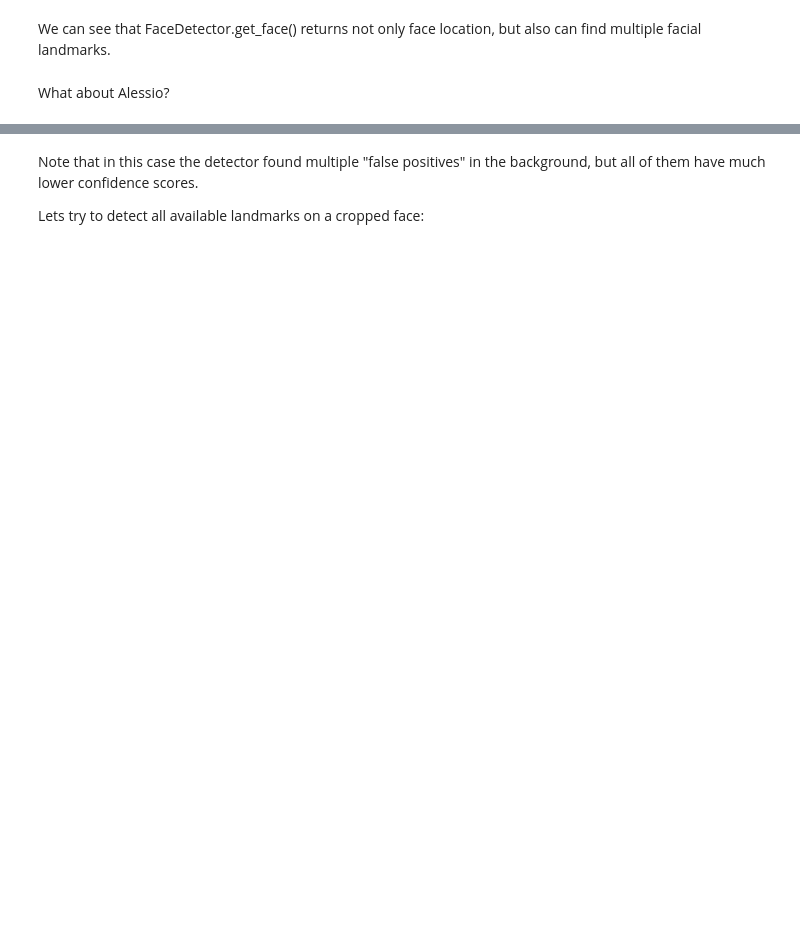
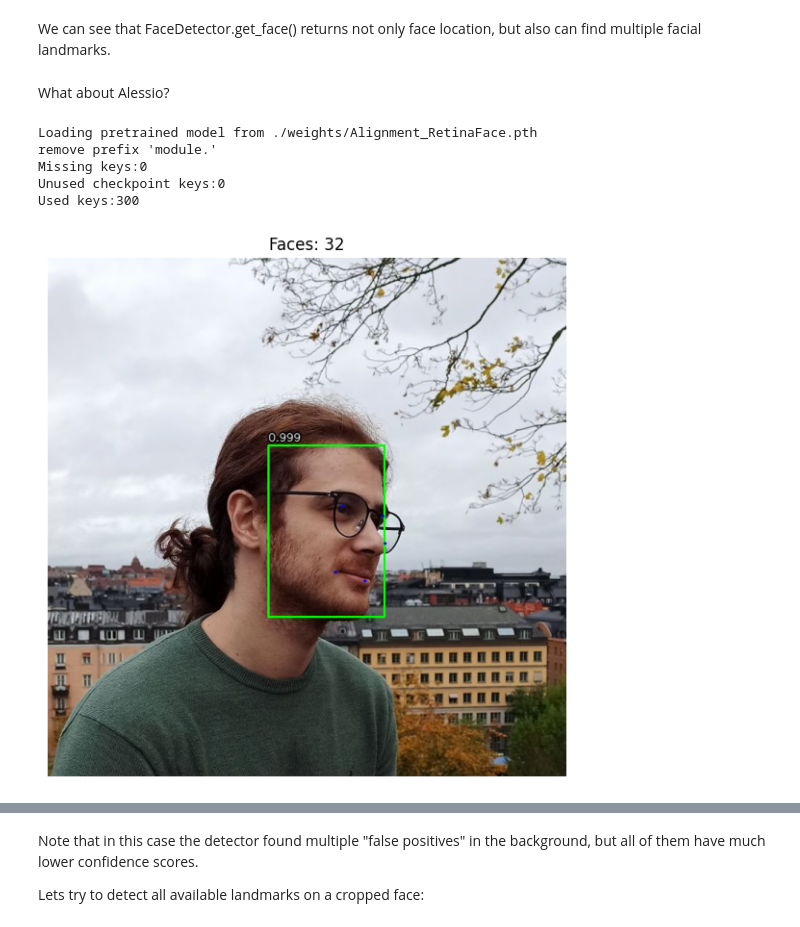
Before and after one commit to daanbrugmans/uu-intelligent-interactive-systems-25-26, a Jupyter notebook: assignments/lab_1/lab1_notebook.ipynb, the cells around one changed output, grey strips where cells are left out. Drawn from its saved outputs; the diff is of its cells as text; code cells hidden in the pictures; blank space fills up the shorter version.

```diff
--- a/assignments/lab_1/lab1_notebook.ipynb
+++ b/assignments/lab_1/lab1_notebook.ipynb
@@ -518,7 +579,7 @@ We can see that FaceDetector.get_face() returns not only face location, but also
 What about Alessio?
 # %%
 image_path = "alessio.jpg"
-device = "cpu"  # or "cuda" to make it run faster if you have a compatible GPU; you can also try "mps" on MacOS with Apple Silicon
+device = "cuda"  # or "cuda" to make it run faster if you have a compatible GPU; you can also try "mps" on MacOS with Apple Silicon
 
 detector = FaceDetector(model_path="./weights/Alignment_RetinaFace.pth", device=device)
 
@@ -536,35 +597,46 @@ else:
         # Expected RetinaFace-style: [x1,y1,x2,y2,score, lmk(10)?]
         x1, y1, x2, y2 = map(int, det[:4])
         score = float(det[4]) if len(det) > 4 else None
+
+        if score <= 0.2:
+            continue
+
         boxes.append((x1, y1, x2, y2))
 
         # draw box
         cv2.rectangle(vis, (x1, y1), (x2, y2), (0,255,0), 2)
 
         # draw 5 landmarks if present
         if len(det) >= 15:
             lm = det[5:15].reshape(-1,2)
             for (lx, ly) in lm.astype(int):
                 cv2.circle(vis, (lx, ly), 2, (255,0,0), -1)
 
         # label with confidence
         if score is not None:
             cv2.putText(vis, f"{score:.3f}", (x1, max(0,y1-6)),
                         cv2.FONT_HERSHEY_SIMPLEX, 0.5, (0,0,0), 3, cv2.LINE_AA)
             cv2.putText(vis, f"{score:.3f}", (x1, max(0,y1-6)),
                         cv2.FONT_HERSHEY_SIMPLEX, 0.5, (255,255,255), 1, cv2.LINE_AA)
 
     # Show in notebook (RGB)
     plt.figure(figsize=(10,7))
     plt.imshow(cv2.cvtColor(vis, cv2.COLOR_BGR2RGB))
     plt.axis("off")
     plt.title(f"Faces: {len(dets)}")
     plt.show()
 
     # Print details
     print("Bounding boxes [x1,y1,x2,y2]:", boxes)
     for i, det in enumerate(dets):
         info = {"score": float(det[4]) if len(det) > 4 else None}
         if len(det) >= 15:
             info["landmarks_5"] = det[5:15].reshape(-1,2).tolist()
         print(f"Face {i+1}:", info)
+# %% [output]
+Loading pretrained model from ./weights/Alignment_RetinaFace.pth
+remove prefix 'module.'
+Missing keys:0
+Unused checkpoint keys:0
+Used keys:300
+[figure, added]
```
Also changed, not shown: parts of 25 cells of this notebook.
